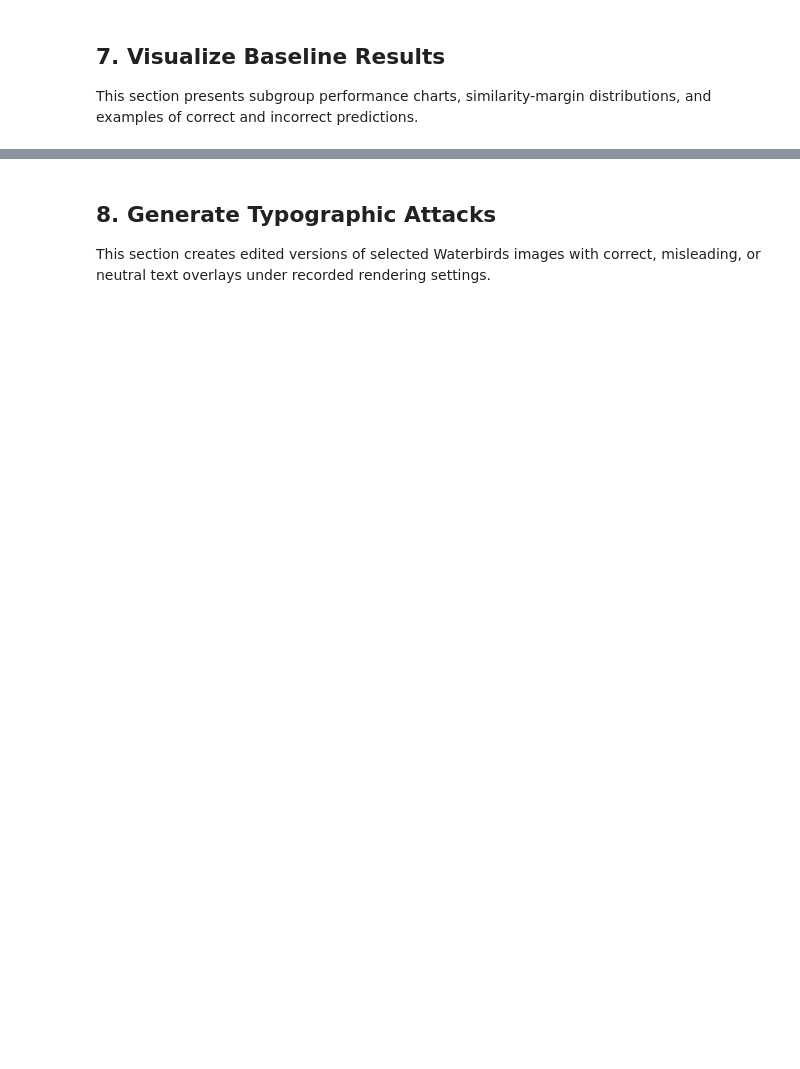
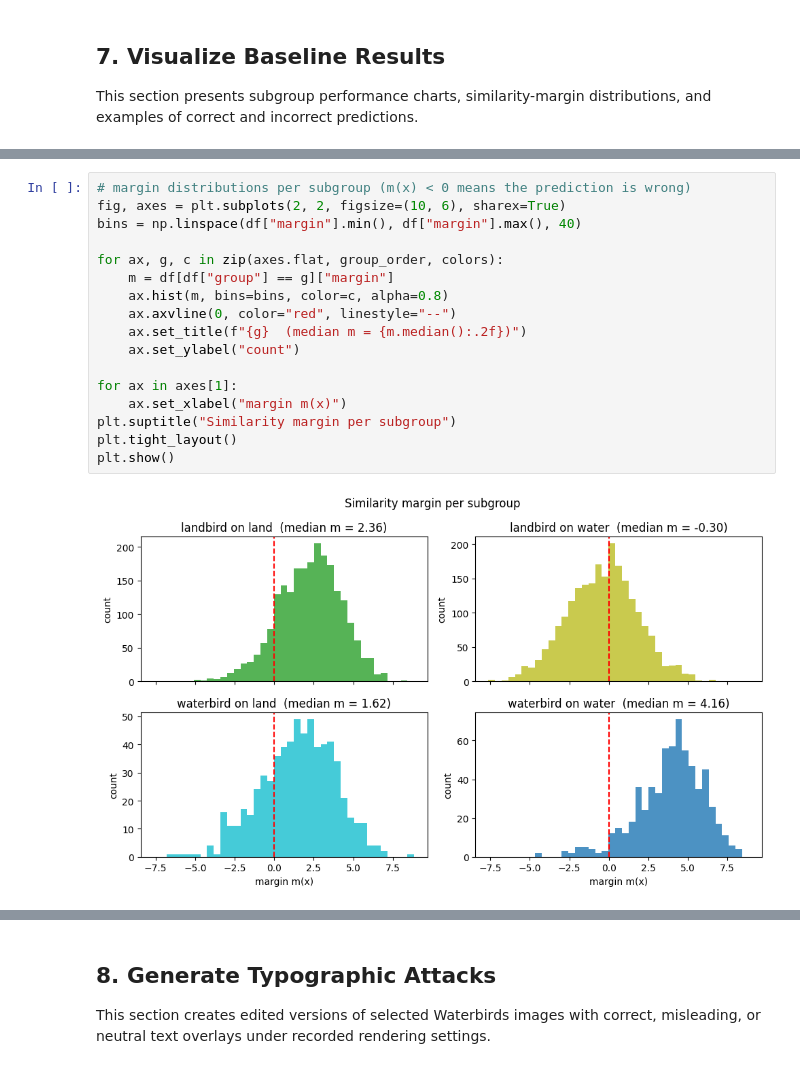
Before and after one commit to ffirani/jku-ai-visualization, a Jupyter notebook: Phase_1/Manual Team/Analysis.ipynb, the cells around one changed output, grey strips where cells are left out. Cells and saved outputs as stored; diff of their text form; blank space fills up the shorter version.

```diff
--- a/Phase_1/Manual Team/Analysis.ipynb
+++ b/Phase_1/Manual Team/Analysis.ipynb
@@ -123,0 +347,19 @@ This section presents subgroup performance charts, similarity-margin distributio
+# %%
+# margin distributions per subgroup (m(x) < 0 means the prediction is wrong)
+fig, axes = plt.subplots(2, 2, figsize=(10, 6), sharex=True)
+bins = np.linspace(df["margin"].min(), df["margin"].max(), 40)
+
+for ax, g, c in zip(axes.flat, group_order, colors):
+    m = df[df["group"] == g]["margin"]
+    ax.hist(m, bins=bins, color=c, alpha=0.8)
+    ax.axvline(0, color="red", linestyle="--")
+    ax.set_title(f"{g}  (median m = {m.median():.2f})")
+    ax.set_ylabel("count")
+
+for ax in axes[1]:
+    ax.set_xlabel("margin m(x)")
+plt.suptitle("Similarity margin per subgroup")
+plt.tight_layout()
+plt.show()
+# %% [output]
+[figure, added]
```
Also changed, not shown: parts of 28 cells of this notebook, 2 other files.
